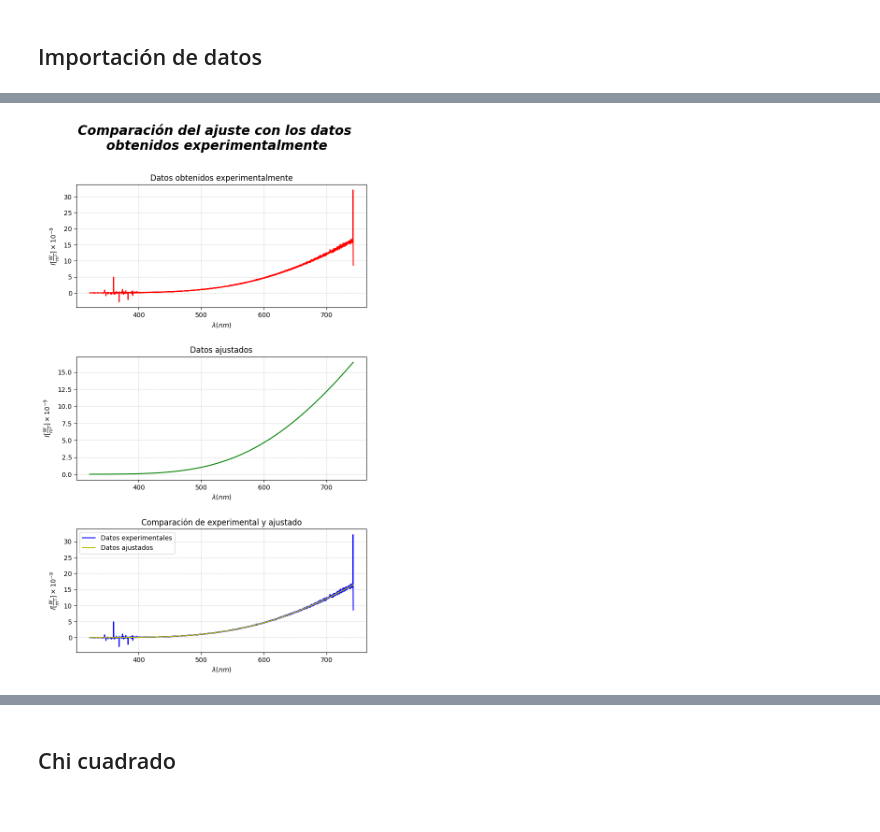
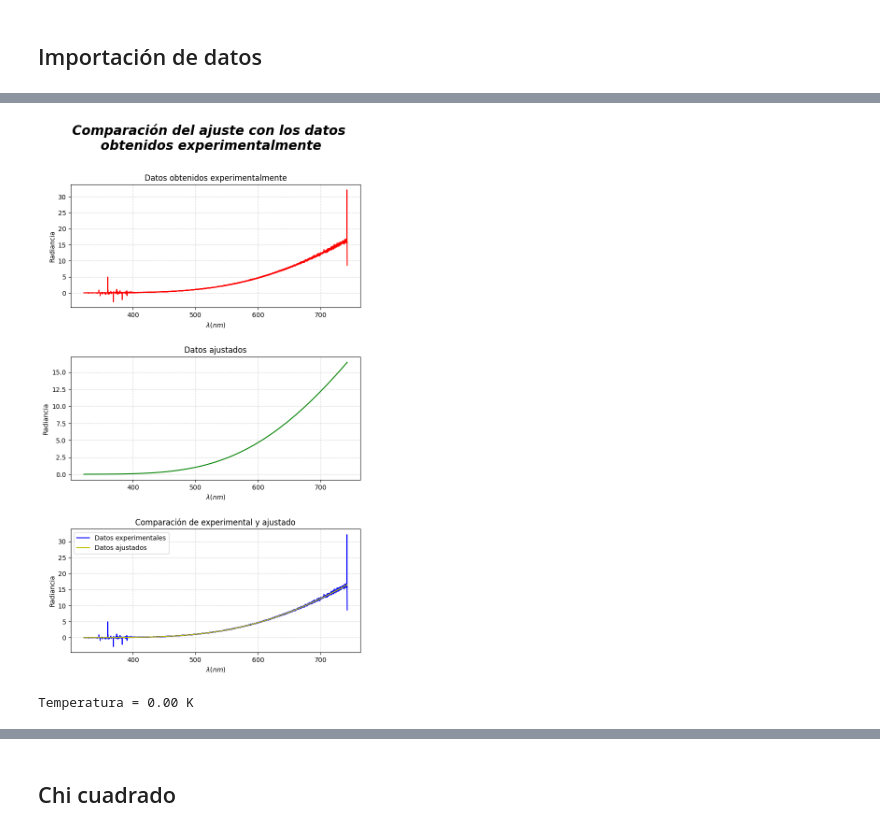
Before and after one commit to Jesus-Gamboa/Experimental_IV, a Jupyter notebook: Espectroscopía/Notebook.ipynb, the cells around one changed output, grey strips where cells are left out. Drawn from its saved outputs; the diff is of its cells as text; code cells hidden in the pictures.

```diff
--- a/Espectroscopía/Notebook.ipynb
+++ b/Espectroscopía/Notebook.ipynb
@@ -63,34 +64,51 @@ fig , axs = plt.subplots(3,1, figsize = (8, 13))
 fig.suptitle('Comparación del ajuste con los datos \nobtenidos experimentalmente',
              size = 20,
              fontweight = 'bold',
              style = 'italic')
 fig.subplots_adjust(hspace=0.4)
 
 Ia = fL(L, a, b)
 #--- Gráfica 1 ---
 axs[0].plot(L, I*1e9, 'r')
 axs[0].set_title('Datos obtenidos experimentalmente')
 axs[0].set_xlabel(f'$\\lambda (nm)$')
-axs[0].set_ylabel(f'$I [\\frac{{W}}{{m^2}}] \\times 10^{{-9}}$')
+axs[0].set_ylabel('Radiancia')
+# axs[0].set_ylabel(f'$I [\\frac{{W}}{{m^2}}] \\times 10^{{-9}}$')
 axs[0].grid(alpha = 0.5, linestyle = '--')
 
 #--- Gráfica 2 ---
 axs[1].plot(L, Ia*1e9, 'g')
 axs[1].set_title('Datos ajustados')
 axs[1].set_xlabel(f'$\\lambda (nm)$')
-axs[1].set_ylabel(f'$I [\\frac{{W}}{{m^2}}] \\times 10^{{-9}}$')
+axs[1].set_ylabel('Radiancia')
+# axs[1].set_ylabel(f'$I [\\frac{{W}}{{m^2}}] \\times 10^{{-9}}$')
 axs[1].grid(alpha = 0.5, linestyle = '--')
 
 #--- Gráfica 1 ---
 axs[2].plot(L, I*1e9, 'b', label = 'Datos experimentales')
 axs[2].plot(L, Ia*1e9, 'y',label = 'Datos ajustados')
 axs[2].legend()
 axs[2].set_title('Comparación de experimental y ajustado')
 axs[2].set_xlabel(f'$\\lambda (nm)$')
-axs[2].set_ylabel(f'$I [\\frac{{W}}{{m^2}}] \\times 10^{{-9}}$')
+axs[2].set_ylabel('Radiancia')
+# axs[2].set_ylabel(f'$I [\\frac{{W}}{{m^2}}] \\times 10^{{-9}}$')
 axs[2].grid(alpha = 0.5, linestyle = '--')
 
 
 fig.savefig('Articulo\\Imagenes\\Comparación_con_el_ajuste')
 # %% [output]
-[figure, old version]
+[figure, new version]
+# %%
+#Calculo de la temperatura
+# Constantes físicas (SI)
+h = 6.62607015e-34   # J·s
+c = 2.99792458e8     # m/s
+k = 1.380649e-23     # J/K
+
+
+# Cálculo de la temperatura
+T = (h * c) / (k * b)
+
+print(f"Temperatura = {T} K")
+# %% [output]
+Temperatura = 0.00 K
```
Also changed, not shown: parts of 5 cells of this notebook, 8 other files.
